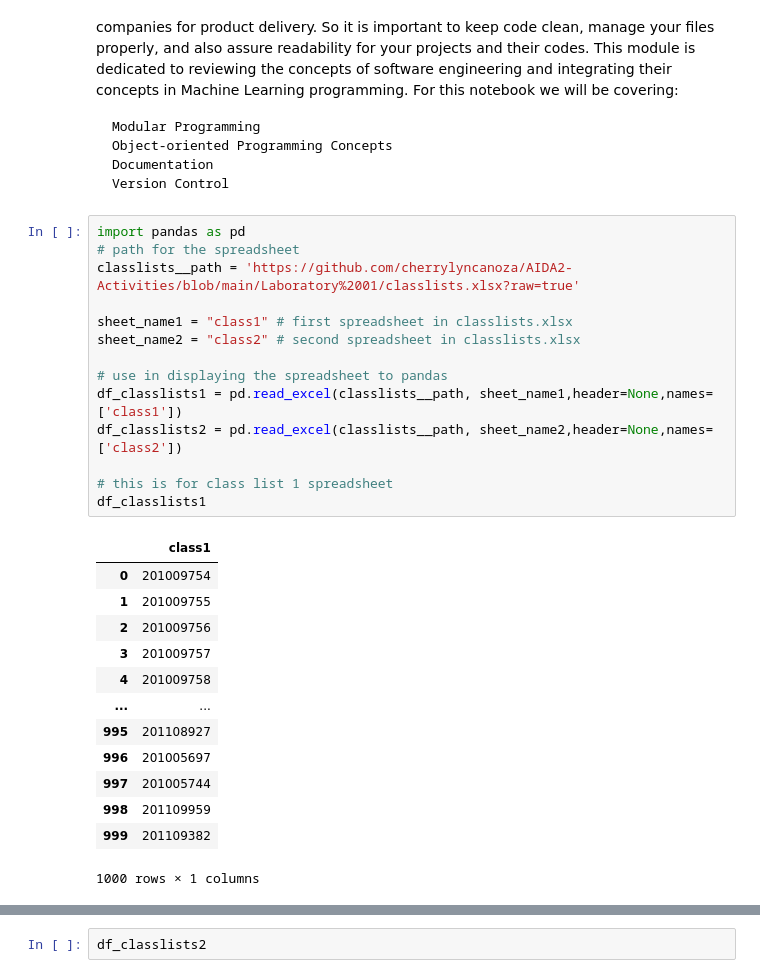
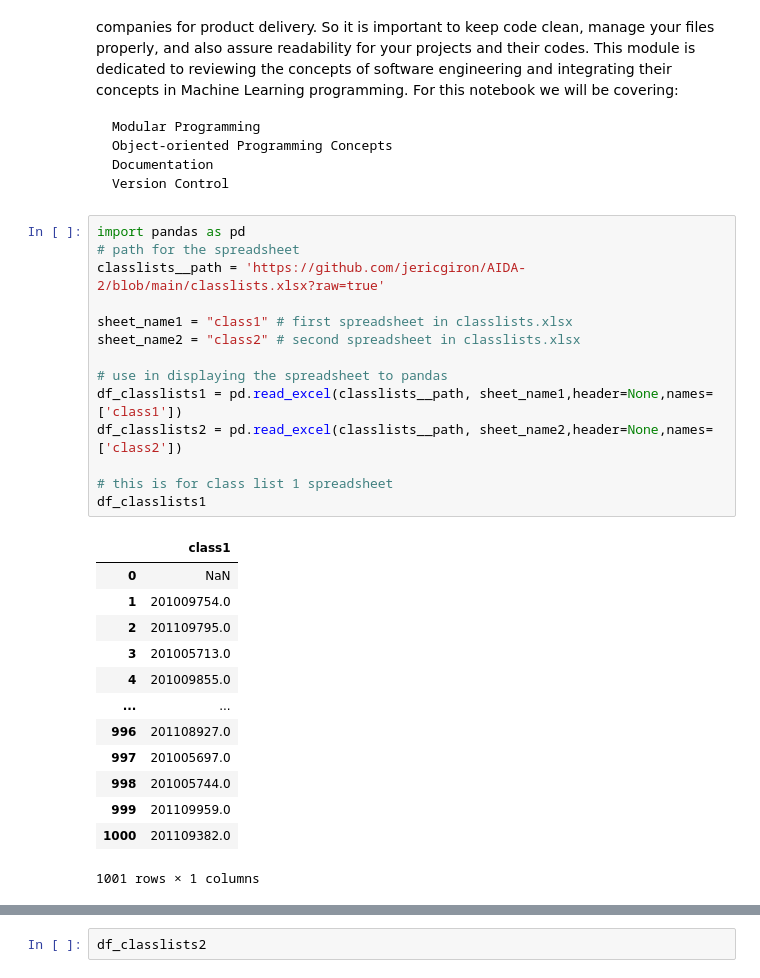
Before and after one commit to jericgiron/AIDA-2, a Jupyter notebook: GIRON_Lab1_fund_aiml.ipynb, the cells around one changed output, grey strips where cells are left out. Drawn from its saved outputs; the diff is of its cells as text.

```diff
--- a/GIRON_Lab1_fund_aiml.ipynb
+++ b/GIRON_Lab1_fund_aiml.ipynb
@@ -20,28 +20,28 @@ Data Science or Machine Learning is more than math or business application. It i
 # %%
 import pandas as pd
 # path for the spreadsheet
-classlists__path = 'https://github.com/cherrylyncanoza/AIDA2-Activities/blob/main/Laboratory%2001/classlists.xlsx?raw=true'
+classlists__path = 'https://github.com/jericgiron/AIDA-2/blob/main/classlists.xlsx?raw=true'
 
 sheet_name1 = "class1" # first spreadsheet in classlists.xlsx
 sheet_name2 = "class2" # second spreadsheet in classlists.xlsx
 
 # use in displaying the spreadsheet to pandas
 df_classlists1 = pd.read_excel(classlists__path, sheet_name1,header=None,names=['class1'])
 df_classlists2 = pd.read_excel(classlists__path, sheet_name2,header=None,names=['class2'])
 
 # this is for class list 1 spreadsheet
 df_classlists1
 # %% [output]
 |  | class1 |
-| 0 | 201009754 |
-| 1 | 201009755 |
-| 2 | 201009756 |
-| 3 | 201009757 |
-| 4 | 201009758 |
+| 0 | NaN |
+| 1 | 201009754.0 |
+| 2 | 201109795.0 |
+| 3 | 201005713.0 |
+| 4 | 201009855.0 |
 | ... | ... |
-| 995 | 201108927 |
-| 996 | 201005697 |
-| 997 | 201005744 |
-| 998 | 201109959 |
-| 999 | 201109382 |
+| 996 | 201108927.0 |
+| 997 | 201005697.0 |
+| 998 | 201005744.0 |
+| 999 | 201109959.0 |
+| 1000 | 201109382.0 |
-1000 rows × 1 columns
+1001 rows × 1 columns
```
Also changed, not shown: parts of 9 cells of this notebook.
